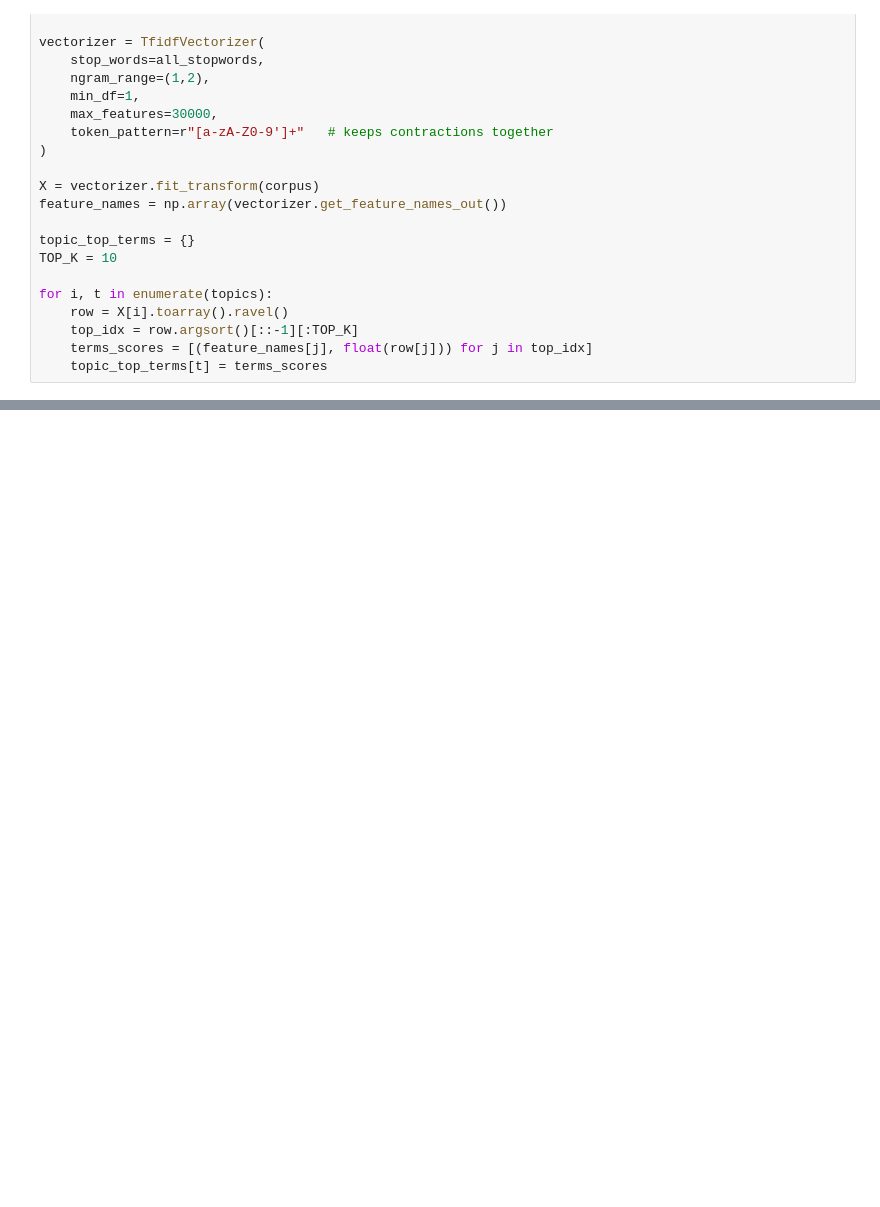
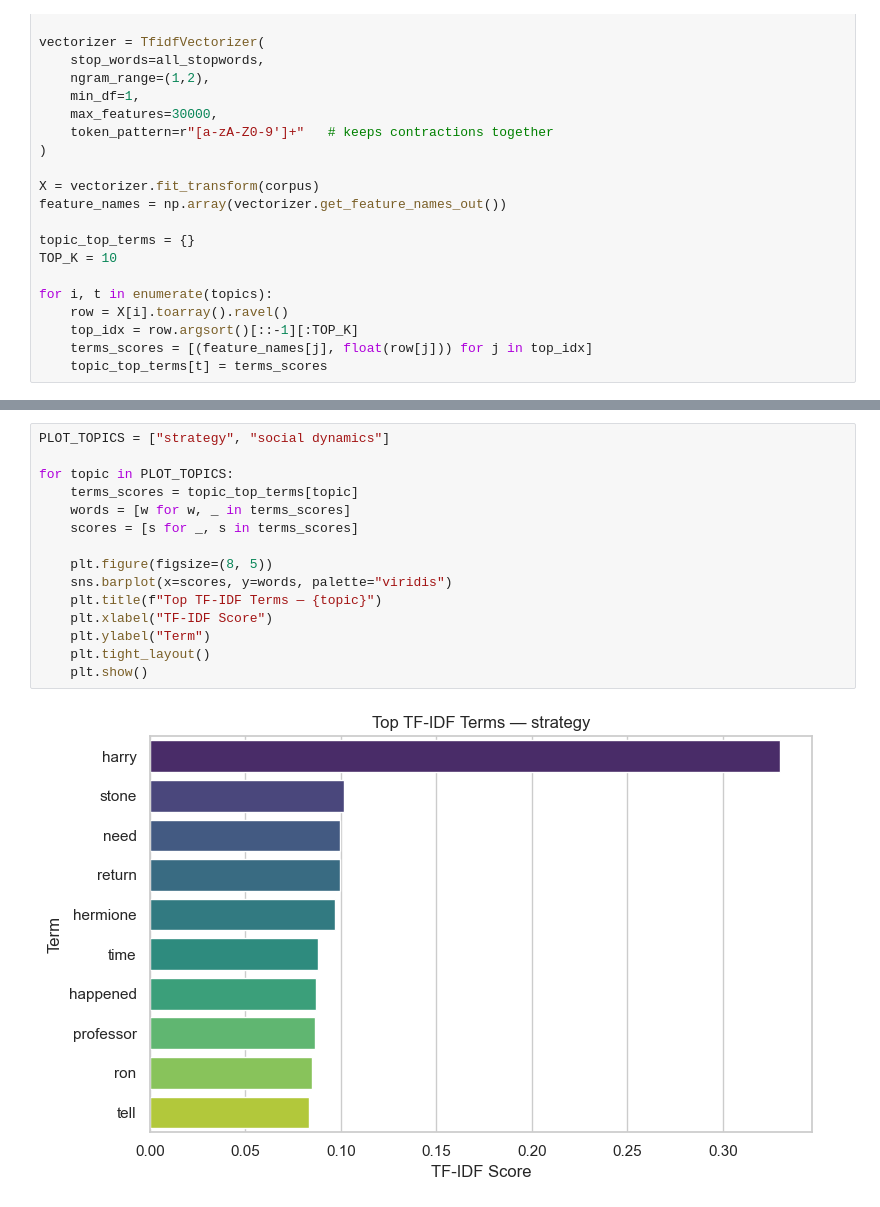
Before and after one commit to gabbrousset/CharacterComparison, a Jupyter notebook: topic_characterization.ipynb, the cells around one changed output, grey strips where cells are left out. Cells and saved outputs as stored; diff of their text form; blank space fills up the shorter version.

```diff
--- a/topic_characterization.ipynb
+++ b/topic_characterization.ipynb
@@ -173,3 +241,20 @@ dementors                 0.0907
 azkaban                   0.0804
 dark                      0.0754
 afraid                    0.0753
+# %%
+PLOT_TOPICS = ["strategy", "social dynamics"]
+
+for topic in PLOT_TOPICS:
+    terms_scores = topic_top_terms[topic]
+    words = [w for w, _ in terms_scores]
+    scores = [s for _, s in terms_scores]
+
+    plt.figure(figsize=(8, 5))
+    sns.barplot(x=scores, y=words, palette="viridis")
+    plt.title(f"Top TF-IDF Terms — {topic}")
+    plt.xlabel("TF-IDF Score")
+    plt.ylabel("Term")
+    plt.tight_layout()
+    plt.show()
+# %% [output]
+[figure, added]
```
Also changed, not shown: parts of 9 cells of this notebook.
